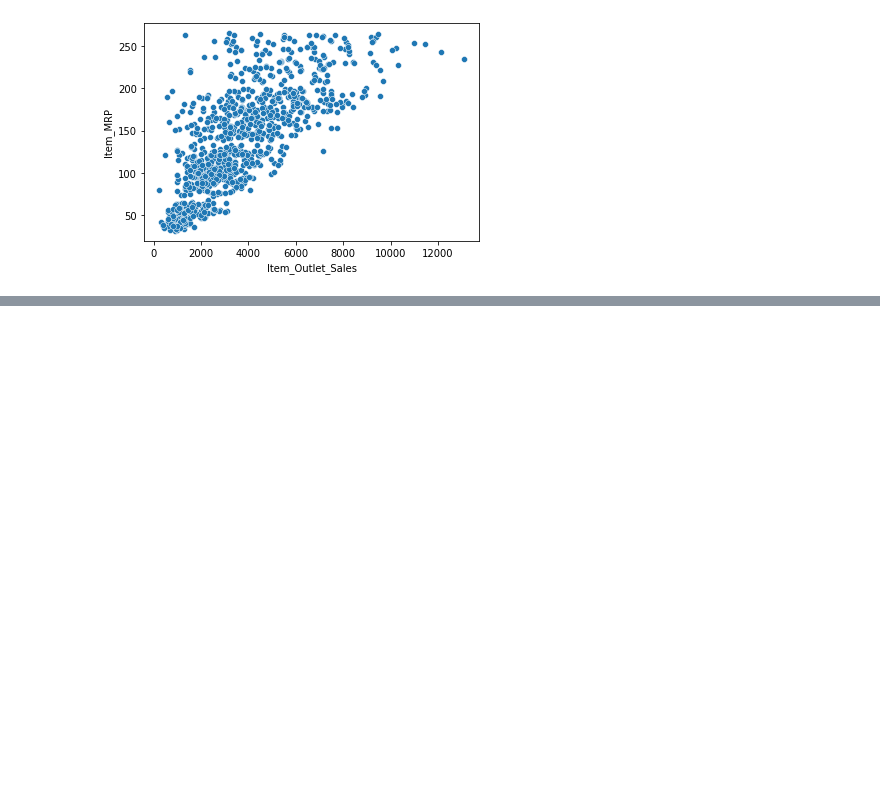
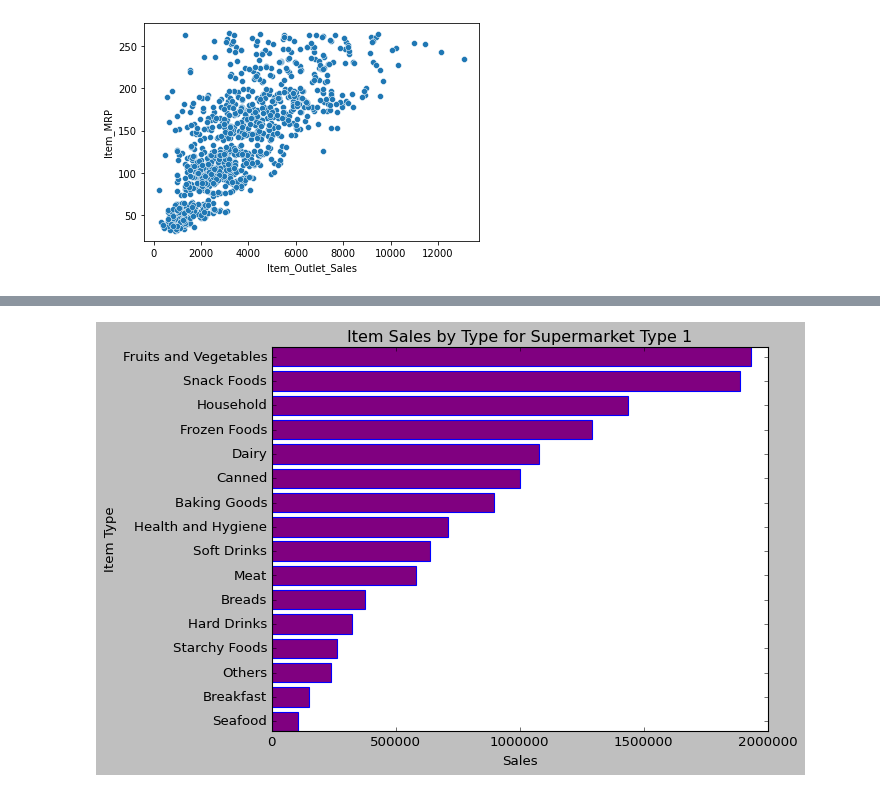
Before and after one commit to thinkinchicken/food-sales-predictions, a Jupyter notebook: Sales_Predictions.ipynb, the cells around one changed output, grey strips where cells are left out. Saved outputs shown, nothing was run; the diff lists cells and outputs as text; code cells hidden in the pictures; blank space fills up the shorter version.

```diff
--- a/Sales_Predictions.ipynb
+++ b/Sales_Predictions.ipynb
@@ -294,0 +329,11 @@ sns.scatterplot(x = 'Item_Outlet_Sales', y = 'Item_MRP', data = type_3)
+# %%
+#Now checking Type 1 Super market
+type1_sales = type1.groupby('Item_Type')['Item_Outlet_Sales'].sum().reset_index(name = 'Sum Sales').sort_values('Sum Sales', ascending = True)
+plt.style.use('classic')
+plt.barh(type1_sales['Item_Type'], type1_sales['Sum Sales'], color = 'Purple', edgecolor = 'blue');
+plt.title('Item Sales by Type for Supermarket Type 1')
+plt.xlabel('Sales')
+#plt.ticklabel_format(style='plain')
+plt.ylabel('Item Type');
+# %% [output]
+[figure, added]
```
Also changed, not shown: parts of 15 cells of this notebook.
